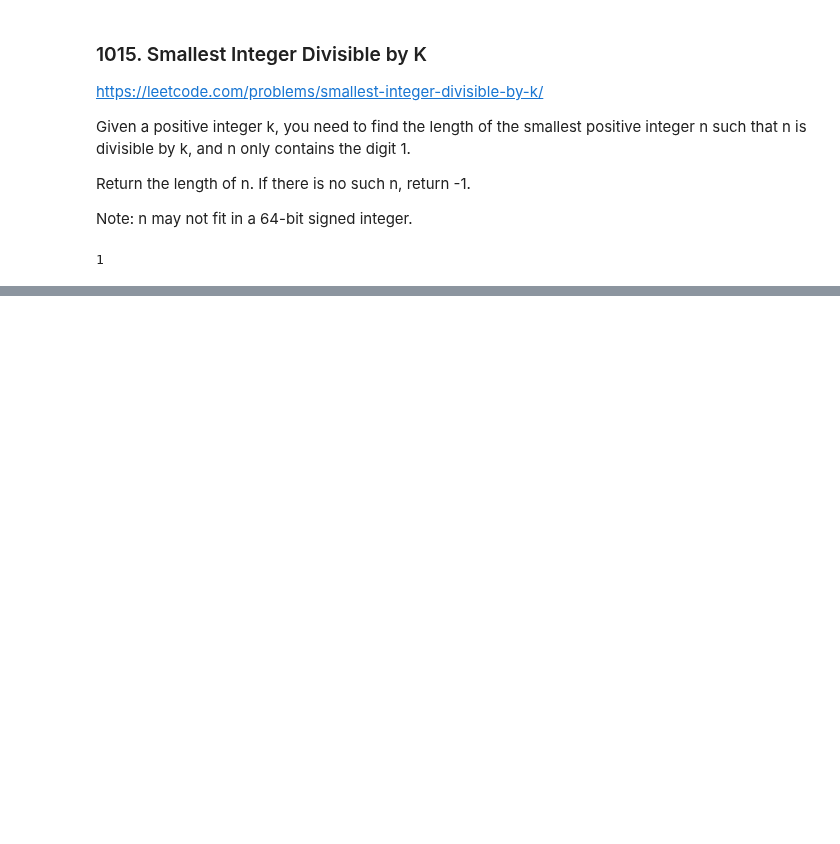
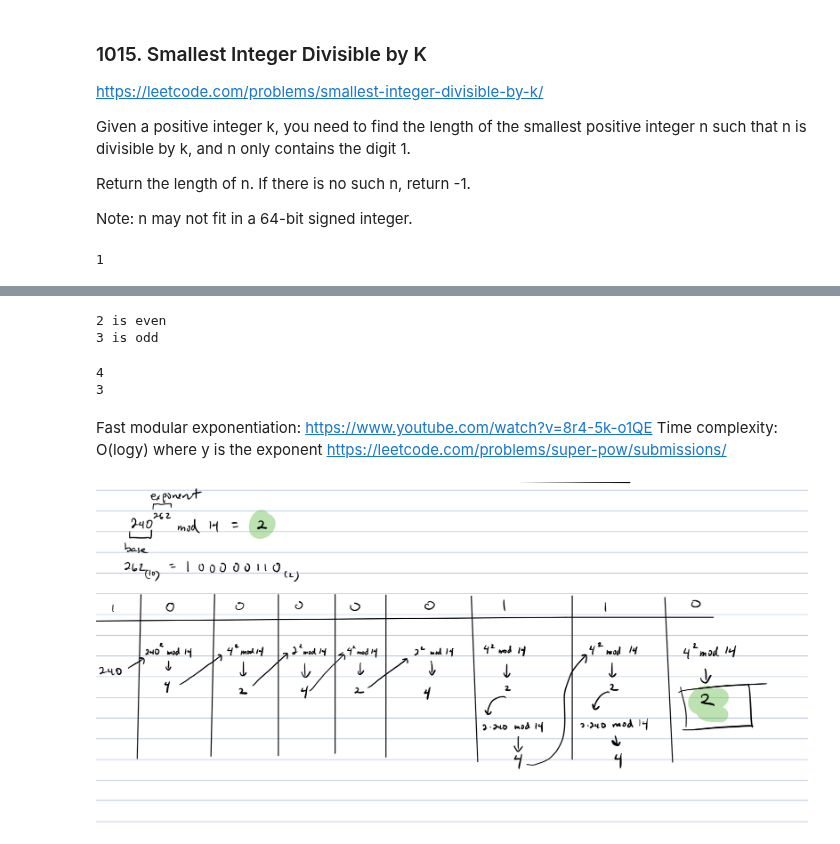
Before and after one commit to peter-lucia/algorithms, a Jupyter notebook: number_theory.ipynb, the cells around one changed output, grey strips where cells are left out. Saved outputs shown, nothing was run; the diff lists cells and outputs as text; code cells hidden in the pictures; blank space fills up the shorter version.

Commit message:
Updated number theory, minor edits to tree, graph

```diff
--- a/number_theory.ipynb
+++ b/number_theory.ipynb
@@ -267,0 +283,30 @@ Solution().smallestRepunitDivByK(1)
+# %%
+# Check if a number is even or odd by checking if 0th bit is 1 or 0:
+def check_even(num):
+    # 3     = 11
+    # 1     = 01
+    # 3 & 1 = 01  (3 is odd)
+
+    # 2     = 10
+    # 2 & 1 = 00  (2 is even)
+    if (num & 1) == 0:
+        print(f"{num} is even")
+    else:
+        print(f"{num} is odd")
+check_even(2)
+check_even(3)
+# %% [output]
+2 is even
+3 is odd
+# %%
+def divide_by_two(num):
+
+    # 8->4  1000 -> 0100
+    # 7->3 : 111 ->   11
+    #
+    return num >> 1 # y = y/2
+print(divide_by_two(8))
+print(divide_by_two(7))
+# %% [output]
+4
+3
@@ -267,0 +364,9 @@ Solution().smallestRepunitDivByK(1)
+# %% [markdown]
+Fast modular exponentiation: [https://www.youtube.com/watch?v=8r4-5k-o1QE](https://www.youtube.com/watch?v=8r4-5k-o1QE)
+Time complexity: O(logy) where y is the exponent
+[https://leetcode.com/problems/super-pow/submissions/](https://leetcode.com/problems/super-pow/submissions/)
+# %%
+from IPython import display
+display.Image("media/fast_modular_exponentiation.png")
+# %% [output]
+[figure, added]
```
Also changed, not shown: parts of 5 cells of this notebook, 4 other files.
